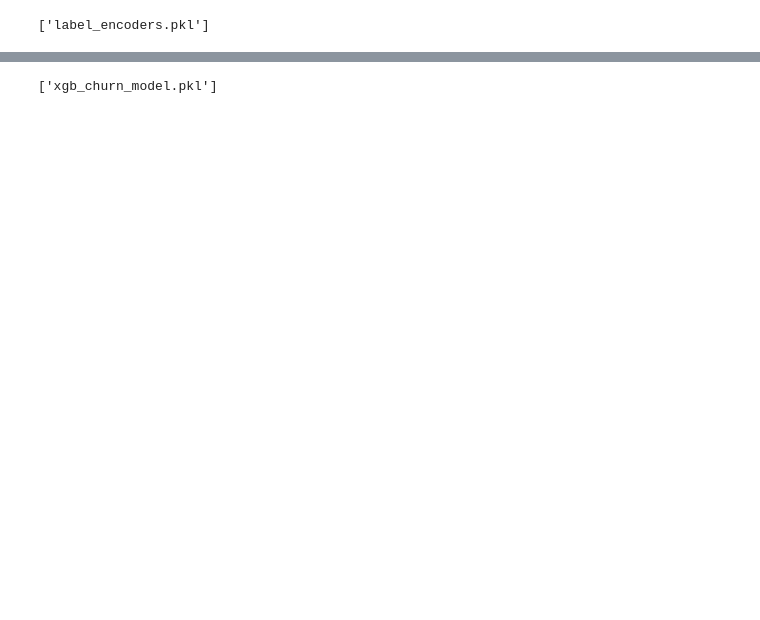
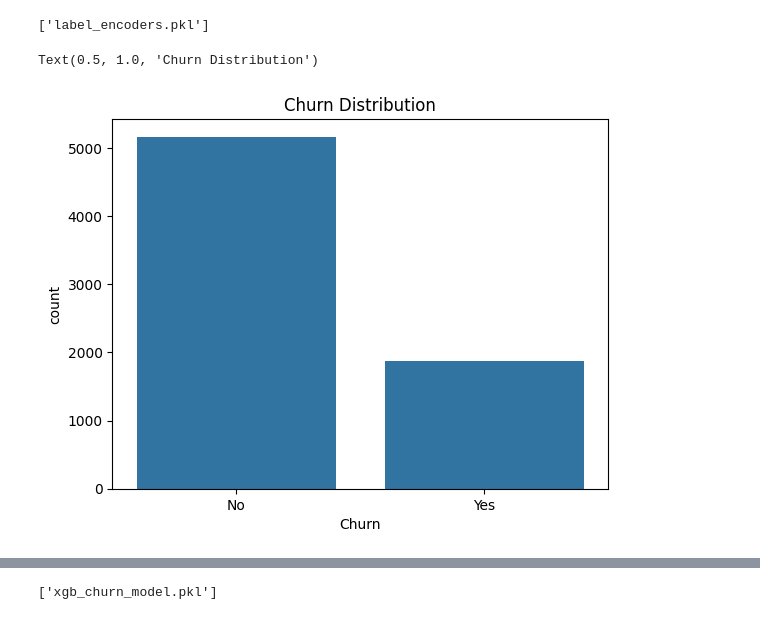
Before and after one commit to Shivrajbakare/Customer-Churn-Analysis, a Jupyter notebook: churn_prediction.ipynb, the cells around one changed output, grey strips where cells are left out. Cells and saved outputs as stored; diff of their text form; code cells hidden in the pictures; blank space fills up the shorter version.

```diff
--- a/churn_prediction.ipynb
+++ b/churn_prediction.ipynb
@@ -65,11 +60,14 @@ joblib.dump(label_encoders, 'label_encoders.pkl')
 # %% [output]
 ['label_encoders.pkl']
 # %%
-# import seaborn as sns
-# import matplotlib.pyplot as plt
+import seaborn as sns
+import matplotlib.pyplot as plt
 
-# df['Churn'] = df['Churn'].map({1: 'Yes', 0: 'No'})
+df['Churn'] = df['Churn'].map({1: 'Yes', 0: 'No'})
 
-# sns.countplot(x='Churn', data=df)
-# plt.title('Churn Distribution')
+sns.countplot(x='Churn', data=df)
+plt.title('Churn Distribution')
+# %% [output]
+Text(0.5, 1.0, 'Churn Distribution')
+[figure, added]
 # %%
```
Also changed, not shown: parts of 9 cells of this notebook.
